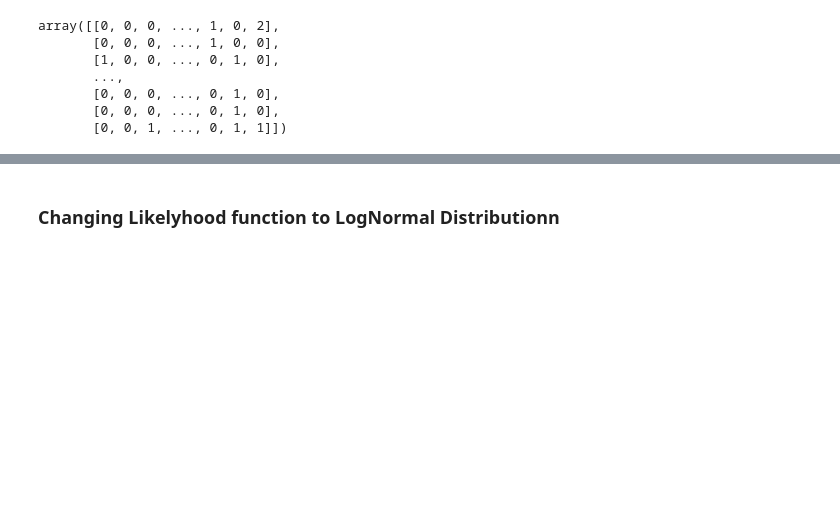
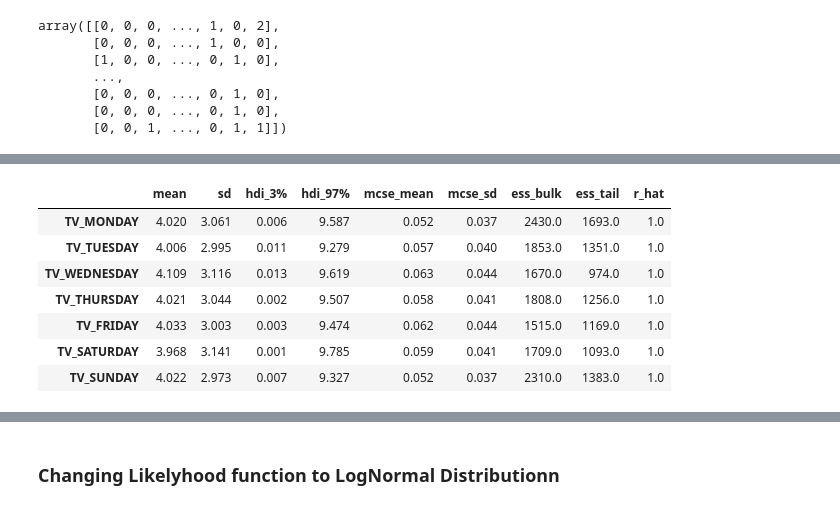
Before and after one commit to vanitoz/Bayesian-GLM-and-Multivariable-Linear-Regression, a Jupyter notebook: MLR_Starkist.ipynb, the cells around one changed output, grey strips where cells are left out. Cells and saved outputs as stored; diff of their text form; code cells hidden in the pictures; blank space fills up the shorter version.

```diff
--- a/MLR_Starkist.ipynb
+++ b/MLR_Starkist.ipynb
@@ -291,0 +296,11 @@ plt.show()
+# %%
+az.summary(trace_IG, var_names = varnames[-1]).set_index(data.columns[:-1])
+# %% [output]
+|  | mean | sd | hdi_3% | hdi_97% | mcse_mean | mcse_sd | ess_bulk | ess_tail | r_hat |
+| TV_MONDAY | 4.020 | 3.061 | 0.006 | 9.587 | 0.052 | 0.037 | 2430.0 | 1693.0 | 1.0 |
+| TV_TUESDAY | 4.006 | 2.995 | 0.011 | 9.279 | 0.057 | 0.040 | 1853.0 | 1351.0 | 1.0 |
+| TV_WEDNESDAY | 4.109 | 3.116 | 0.013 | 9.619 | 0.063 | 0.044 | 1670.0 | 974.0 | 1.0 |
+| TV_THURSDAY | 4.021 | 3.044 | 0.002 | 9.507 | 0.058 | 0.041 | 1808.0 | 1256.0 | 1.0 |
+| TV_FRIDAY | 4.033 | 3.003 | 0.003 | 9.474 | 0.062 | 0.044 | 1515.0 | 1169.0 | 1.0 |
+| TV_SATURDAY | 3.968 | 3.141 | 0.001 | 9.785 | 0.059 | 0.041 | 1709.0 | 1093.0 | 1.0 |
+| TV_SUNDAY | 4.022 | 2.973 | 0.007 | 9.327 | 0.052 | 0.037 | 2310.0 | 1383.0 | 1.0 |
```
Also changed, not shown: parts of 6 cells of this notebook.
